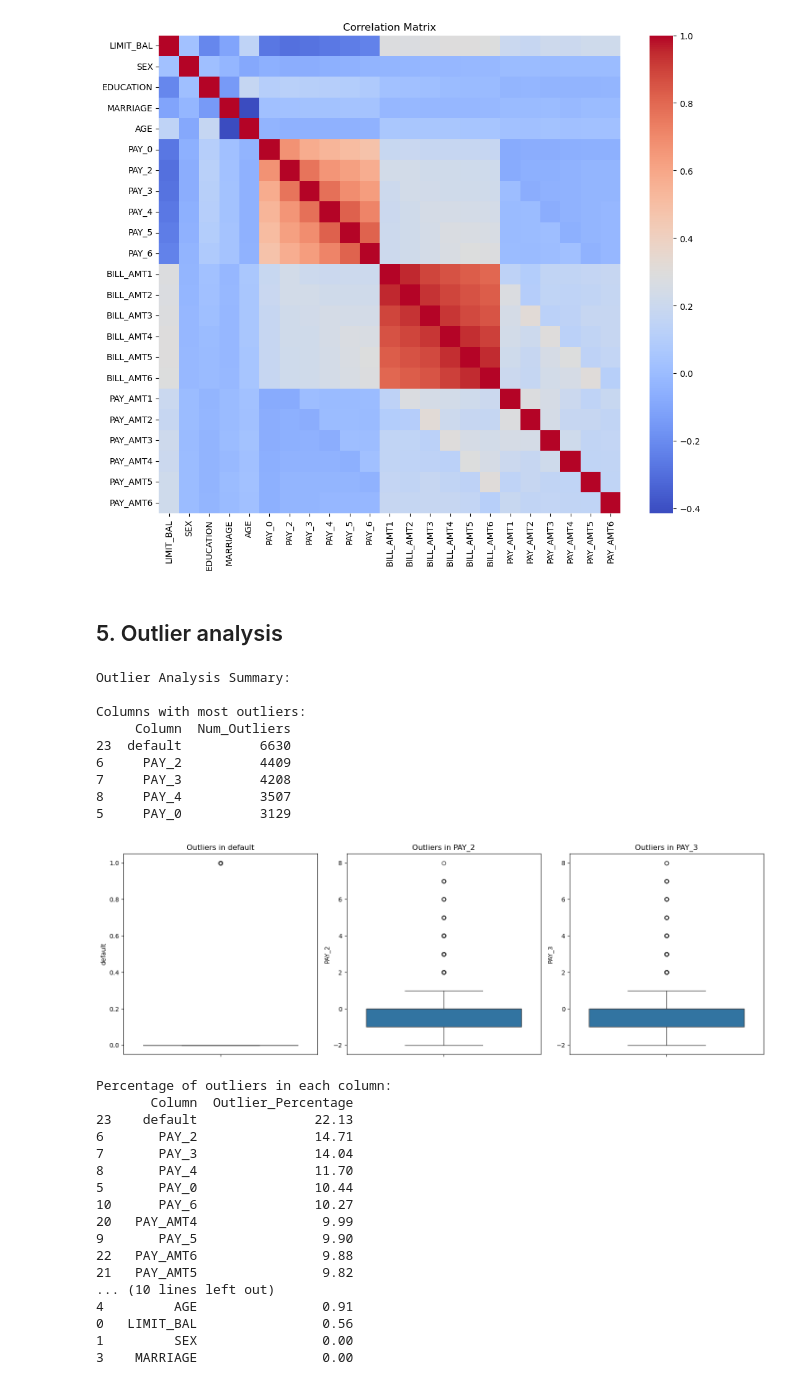
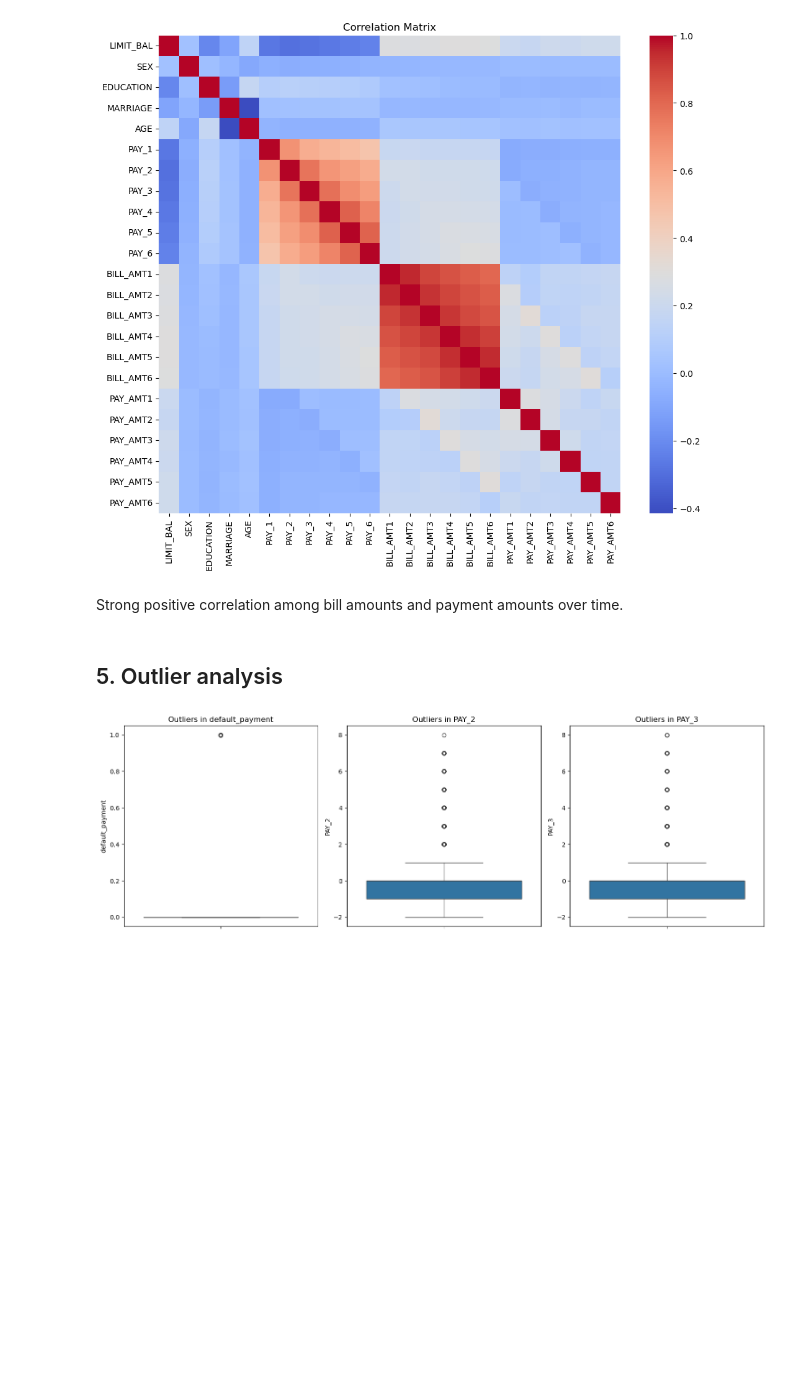
Before and after one commit to SANDIEGOAI/Credit_Card_Default, a Jupyter notebook: notebooks/03_exploratory_data_analysis.ipynb, the cells around one changed output. Cells and saved outputs as stored; diff of their text form; code cells hidden in the pictures; blank space fills up the shorter version.

```diff
--- a/notebooks/03_exploratory_data_analysis.ipynb
+++ b/notebooks/03_exploratory_data_analysis.ipynb
@@ -22,0 +12,8 @@ df.head()
+# %%
+# Load the cleaned dataset
+df = pd.read_csv('../data/processed/credit_card_default_cleaned.csv')
+
+# Rename column for clarity
+df.rename(columns={'default': 'default_payment', 'PAY_0': 'PAY_1'}, inplace=True)
+
+df.head()
@@ -48,72 +57,33 @@ plot_correlation_matrix(df.drop(columns=['default']))
 # %% [output]
 [figure]
+# %% [markdown]
+Strong positive correlation among bill amounts and payment amounts over time.
 # %% [markdown]
 ## 5. Outlier analysis
 # %%
-# Analyze outliers in numeric columns
+# Compute IQR for each numeric column
 numeric_cols = df.select_dtypes(include=['float64', 'int64']).columns
-outlier_summary = pd.DataFrame(columns=['Column', 'Q1', 'Q3', 'IQR', 'Lower_Bound', 'Upper_Bound', 'Num_Outliers'])
+outlier_summary = []
 
 for col in numeric_cols:
-    Q1 = df[col].quantile(0.25)
-    Q3 = df[col].quantile(0.75)
+    Q1, Q3 = df[col].quantile([0.25, 0.75])
     IQR = Q3 - Q1
-    lower_bound = Q1 - 1.5 * IQR
-    upper_bound = Q3 + 1.5 * IQR
-    num_outliers = df[(df[col] < lower_bound) | (df[col] > upper_bound)].shape[0]
+    lower = Q1 - 1.5 * IQR
+    upper = Q3 + 1.5 * IQR
+    num_outliers = ((df[col] < lower) | (df[col] > upper)).sum()
+    outlier_summary.append((col, Q1, Q3, IQR, lower, upper, num_outliers))
 
-    outlier_summary.loc[len(outlier_summary)] = [
-        col, Q1, Q3, IQR, lower_bound, upper_bound, num_outliers
-    ]
+outlier_df = pd.DataFrame(outlier_summary, columns=['Column', 'Q1', 'Q3', 'IQR', 'Lower', 'Upper', 'Num_Outliers'])
+outlier_df = outlier_df.sort_values(by='Num_Outliers', ascending=False)
 
-# Sort by number of outliers descending
-outlier_summary = outlier_summary.sort_values('Num_Outliers', ascending=False)
-
-# Display summary
-print("Outlier Analysis Summary:")
-print("\nColumns with most outliers:")
-print(outlier_summary[['Column', 'Num_Outliers']].head())
-
-# Visualize outliers for top 3 columns with most outliers
+# Plot top outliers
+top_outliers = outlier_df.head(3)['Column']
 plt.figure(figsize=(15, 5))
-for i, col in enumerate(outlier_summary['Column'].head(3)):
+for i, col in enumerate(top_outliers):
     plt.subplot(1, 3, i+1)
     sns.boxplot(y=df[col])
     plt.title(f'Outliers in {col}')
 plt.tight_layout()
 plt.show()
-
-# Calculate percentage of outliers
-total_rows = len(df)
-outlier_summary['Outlier_Percentage'] = (outlier_summary['Num_Outliers'] / total_rows * 100).round(2)
-
-print("\nPercentage of outliers in each column:")
-print(outlier_summary[['Column', 'Outlier_Percentage']].to_string())
 # %% [output]
-Outlier Analysis Summary:
-
-Columns with most outliers:
-     Column  Num_Outliers
-23  default          6630
-6     PAY_2          4409
-7     PAY_3          4208
-8     PAY_4          3507
-5     PAY_0          3129
-[figure, old version]
+[figure, new version]
-Percentage of outliers in each column:
-       Column  Outlier_Percentage
-23    default               22.13
-6       PAY_2               14.71
-7       PAY_3               14.04
-8       PAY_4               11.70
-5       PAY_0               10.44
-10      PAY_6               10.27
-20   PAY_AMT4                9.99
-9       PAY_5                9.90
-22   PAY_AMT6                9.88
-21   PAY_AMT5                9.82
-... (10 lines left out)
-4         AGE                0.91
-0   LIMIT_BAL                0.56
-1         SEX                0.00
-3    MARRIAGE                0.00
```
Also changed, not shown: parts of 51 cells of this notebook, 5 other files.
